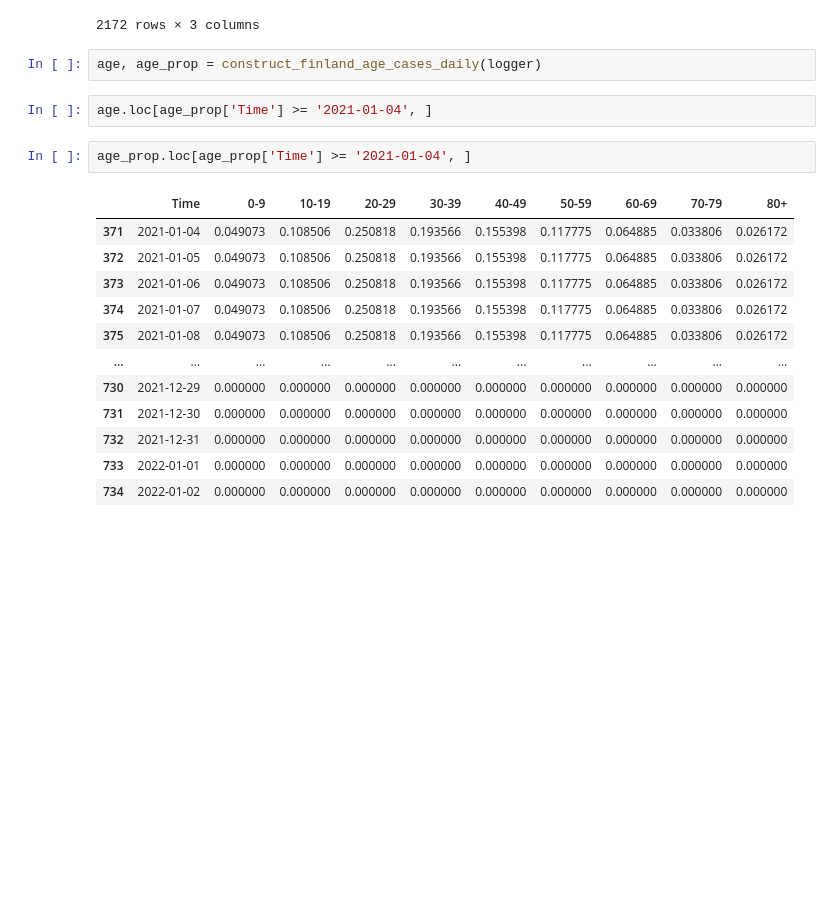
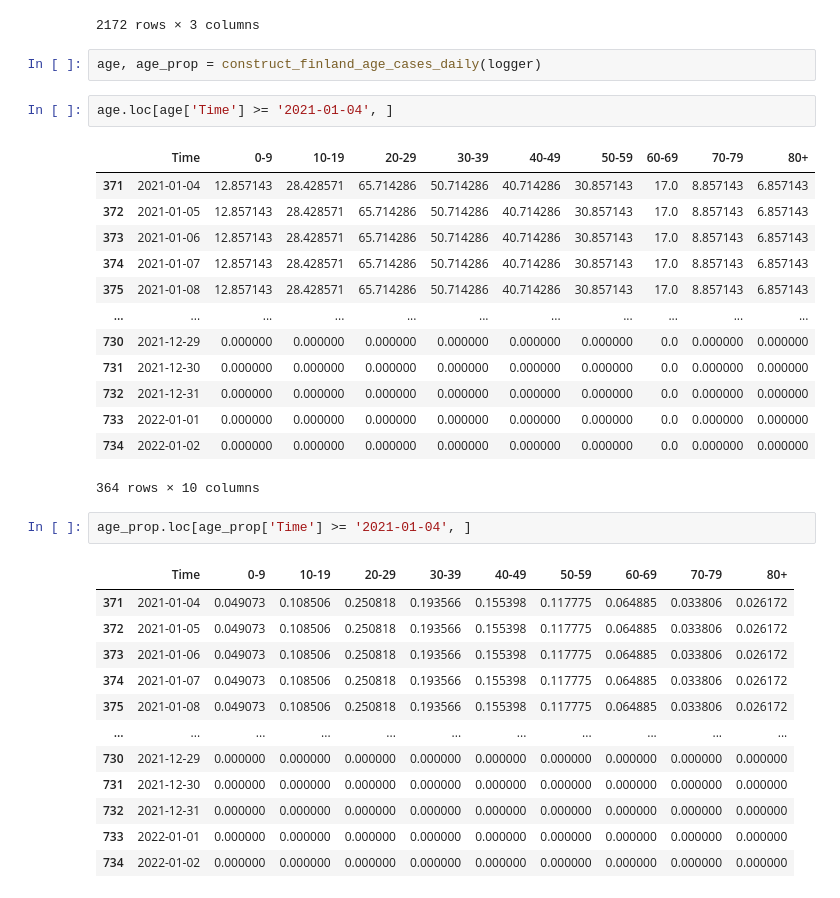
Before and after one commit to FINCoVID19/optimized_vaccination_finland, a Jupyter notebook: reported_cases_age_erva.ipynb, the cells around one changed output. Cells and saved outputs as stored; diff of their text form; blank space fills up the shorter version.

```diff
--- a/reported_cases_age_erva.ipynb
+++ b/reported_cases_age_erva.ipynb
@@ -54,7 +54,21 @@ erva_cases.loc[erva_cases['Time'] >= '2021-01-04', ]
 # %%
 age, age_prop = construct_finland_age_cases_daily(logger)
 # %%
-age.loc[age_prop['Time'] >= '2021-01-04', ]
+age.loc[age['Time'] >= '2021-01-04', ]
+# %% [output]
+|  | Time | 0-9 | 10-19 | 20-29 | 30-39 | 40-49 | 50-59 | 60-69 | 70-79 | 80+ |
+| 371 | 2021-01-04 | 12.857143 | 28.428571 | 65.714286 | 50.714286 | 40.714286 | 30.857143 | 17.0 | 8.857143 | 6.857143 |
+| 372 | 2021-01-05 | 12.857143 | 28.428571 | 65.714286 | 50.714286 | 40.714286 | 30.857143 | 17.0 | 8.857143 | 6.857143 |
+| 373 | 2021-01-06 | 12.857143 | 28.428571 | 65.714286 | 50.714286 | 40.714286 | 30.857143 | 17.0 | 8.857143 | 6.857143 |
+| 374 | 2021-01-07 | 12.857143 | 28.428571 | 65.714286 | 50.714286 | 40.714286 | 30.857143 | 17.0 | 8.857143 | 6.857143 |
+| 375 | 2021-01-08 | 12.857143 | 28.428571 | 65.714286 | 50.714286 | 40.714286 | 30.857143 | 17.0 | 8.857143 | 6.857143 |
+| ... | ... | ... | ... | ... | ... | ... | ... | ... | ... | ... |
+| 730 | 2021-12-29 | 0.000000 | 0.000000 | 0.000000 | 0.000000 | 0.000000 | 0.000000 | 0.0 | 0.000000 | 0.000000 |
+| 731 | 2021-12-30 | 0.000000 | 0.000000 | 0.000000 | 0.000000 | 0.000000 | 0.000000 | 0.0 | 0.000000 | 0.000000 |
+| 732 | 2021-12-31 | 0.000000 | 0.000000 | 0.000000 | 0.000000 | 0.000000 | 0.000000 | 0.0 | 0.000000 | 0.000000 |
+| 733 | 2022-01-01 | 0.000000 | 0.000000 | 0.000000 | 0.000000 | 0.000000 | 0.000000 | 0.0 | 0.000000 | 0.000000 |
+| 734 | 2022-01-02 | 0.000000 | 0.000000 | 0.000000 | 0.000000 | 0.000000 | 0.000000 | 0.0 | 0.000000 | 0.000000 |
+364 rows × 10 columns
 # %%
 age_prop.loc[age_prop['Time'] >= '2021-01-04', ]
 # %% [output]
```
Also changed, not shown: parts of 1 cell of this notebook, 1 other file.
